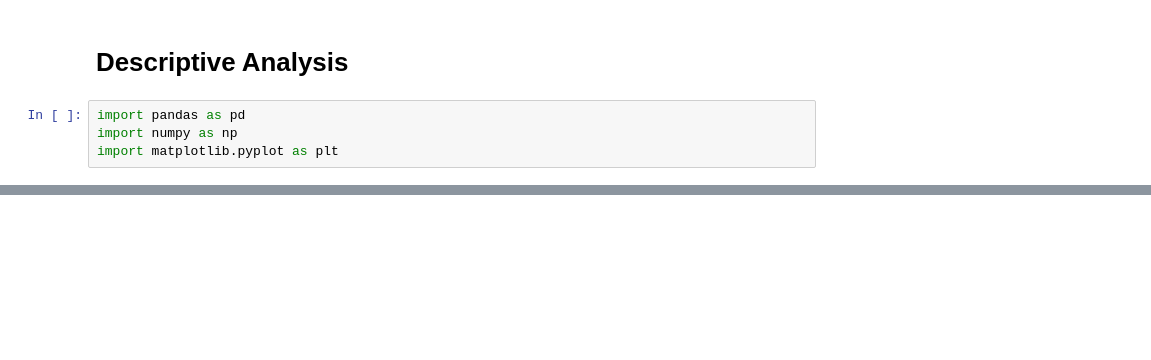
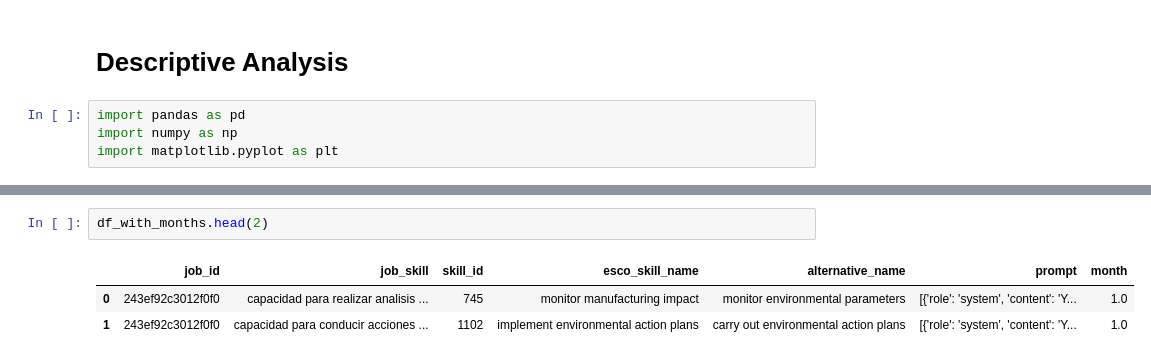
Before and after one commit to JNArrazola/green_skill_RAG_system, a Jupyter notebook: src/4_descriptive_analysis.ipynb, the cells around one changed output, grey strips where cells are left out. Cells and saved outputs as stored; diff of their text form; blank space fills up the shorter version.

```diff
--- a/src/4_descriptive_analysis.ipynb
+++ b/src/4_descriptive_analysis.ipynb
@@ -45,0 +88,6 @@ Percentage of skills mapped to green skills: 12.04%
+# %%
+df_with_months.head(2)
+# %% [output]
+|  | job_id | job_skill | skill_id | esco_skill_name | alternative_name | prompt | month |
+| 0 | 243ef92c3012f0f0 | capacidad para realizar analisis ... | 745 | monitor manufacturing impact | monitor environmental parameters | [{'role': 'system', 'content': 'Y... | 1.0 |
+| 1 | 243ef92c3012f0f0 | capacidad para conducir acciones ... | 1102 | implement environmental action plans | carry out environmental action plans | [{'role': 'system', 'content': 'Y... | 1.0 |
```
Also changed, not shown: parts of 11 cells of this notebook, 5 other files.
